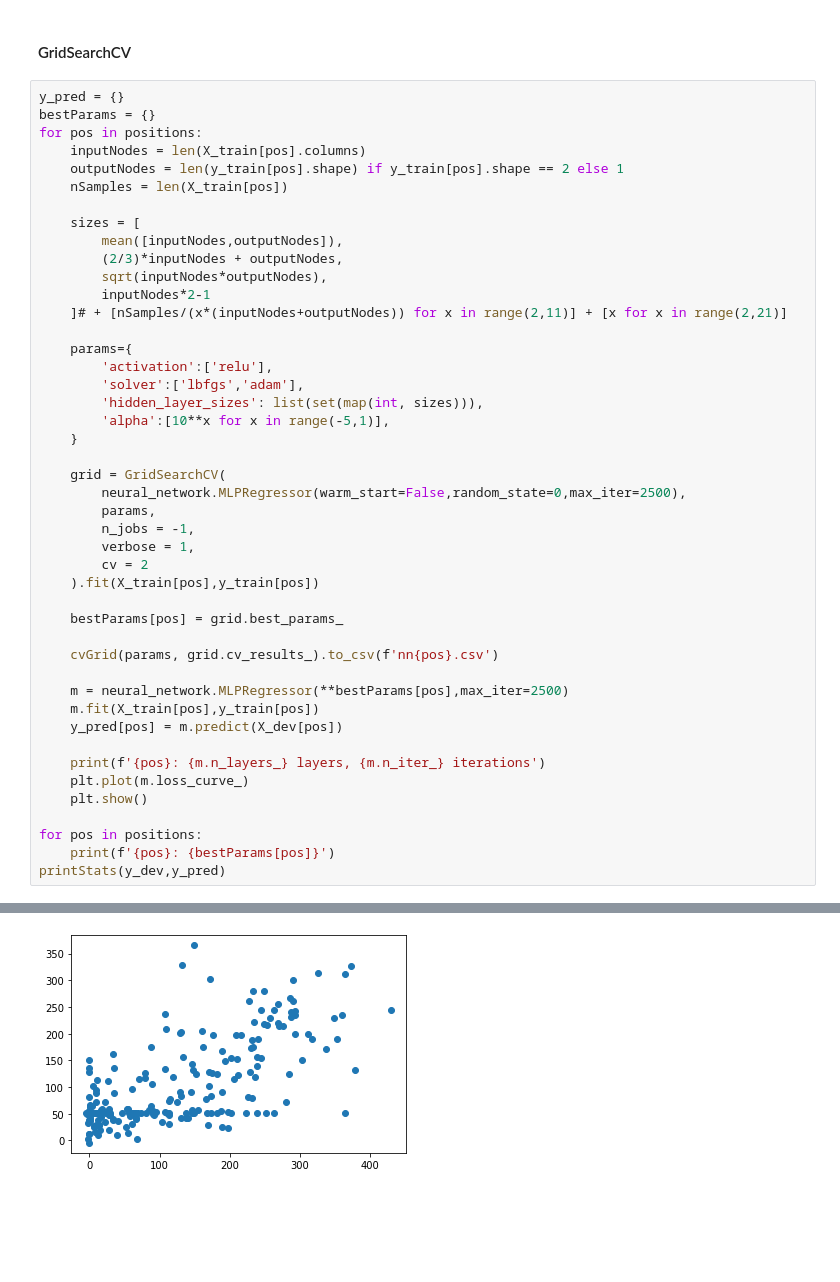
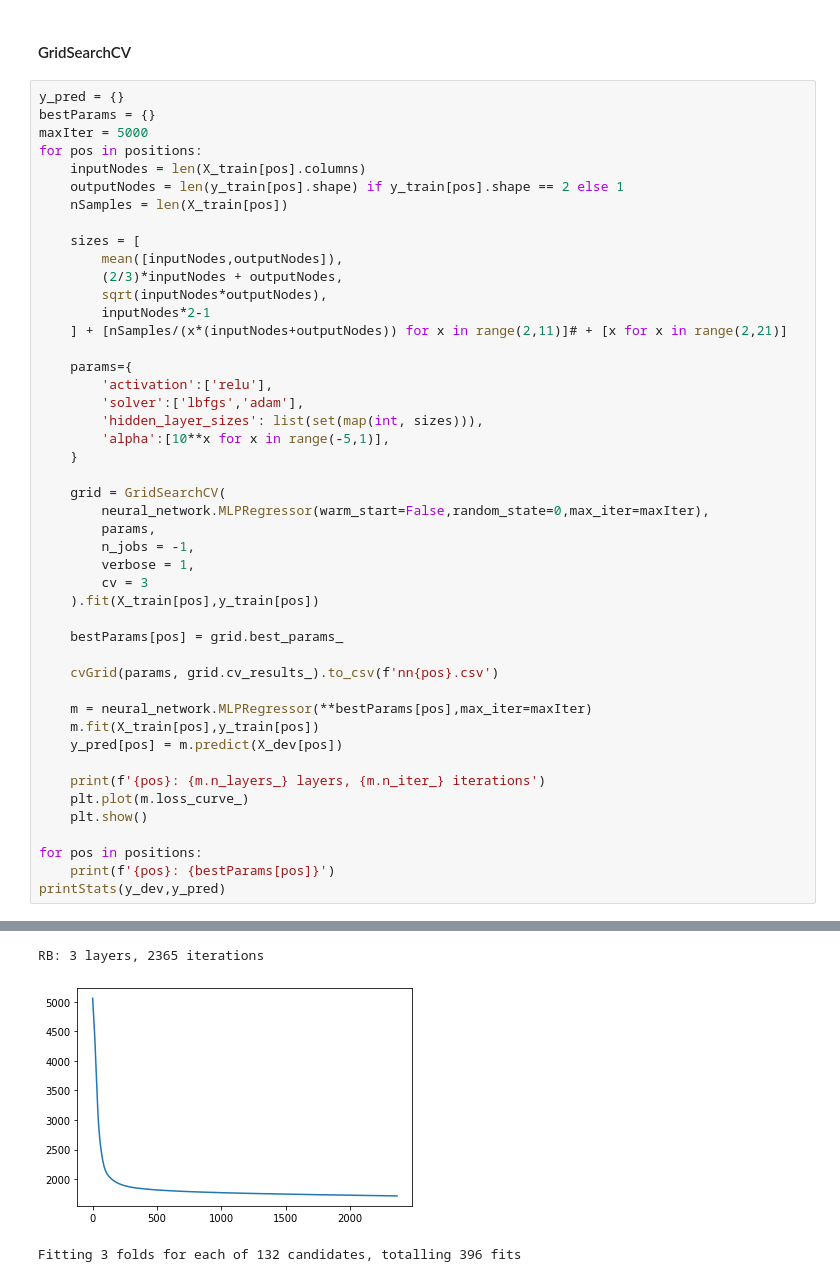
Before and after one commit to mrkawa/fantasyFootballML, a Jupyter notebook: 2_positionalModels/neuralNet.ipynb, the cells around one changed output, grey strips where cells are left out. Cells and saved outputs as stored; diff of their text form; blank space fills up the shorter version.

```diff
--- a/2_positionalModels/neuralNet.ipynb
+++ b/2_positionalModels/neuralNet.ipynb
@@ -112,6 +112,7 @@ TE: 3 layers, 1828 iterations
 # %%
 y_pred = {}
 bestParams = {}
+maxIter = 5000
 for pos in positions:
     inputNodes = len(X_train[pos].columns)
     outputNodes = len(y_train[pos].shape) if y_train[pos].shape == 2 else 1
@@ -122,7 +123,7 @@ for pos in positions:
         (2/3)*inputNodes + outputNodes,
         sqrt(inputNodes*outputNodes),
         inputNodes*2-1
-    ]# + [nSamples/(x*(inputNodes+outputNodes)) for x in range(2,11)] + [x for x in range(2,21)]
+    ] + [nSamples/(x*(inputNodes+outputNodes)) for x in range(2,11)]# + [x for x in range(2,21)]
 
     params={
         'activation':['relu'],
@@ -132,18 +133,18 @@ for pos in positions:
     }
 
     grid = GridSearchCV(
-        neural_network.MLPRegressor(warm_start=False,random_state=0,max_iter=2500),
+        neural_network.MLPRegressor(warm_start=False,random_state=0,max_iter=maxIter),
         params,
         n_jobs = -1,
         verbose = 1,
-        cv = 2
+        cv = 3
     ).fit(X_train[pos],y_train[pos])
 
     bestParams[pos] = grid.best_params_
 
     cvGrid(params, grid.cv_results_).to_csv(f'nn{pos}.csv')
 
-    m = neural_network.MLPRegressor(**bestParams[pos],max_iter=2500)
+    m = neural_network.MLPRegressor(**bestParams[pos],max_iter=maxIter)
     m.fit(X_train[pos],y_train[pos])
     y_pred[pos] = m.predict(X_dev[pos])
 
@@ -166 +171,3 @@ KeyError: 'RB'
+RB: 3 layers, 2365 iterations
-[figure, old version]
+[figure, new version]
+Fitting 3 folds for each of 132 candidates, totalling 396 fits
```
Also changed, not shown: parts of 2 cells of this notebook, 4 other files.
